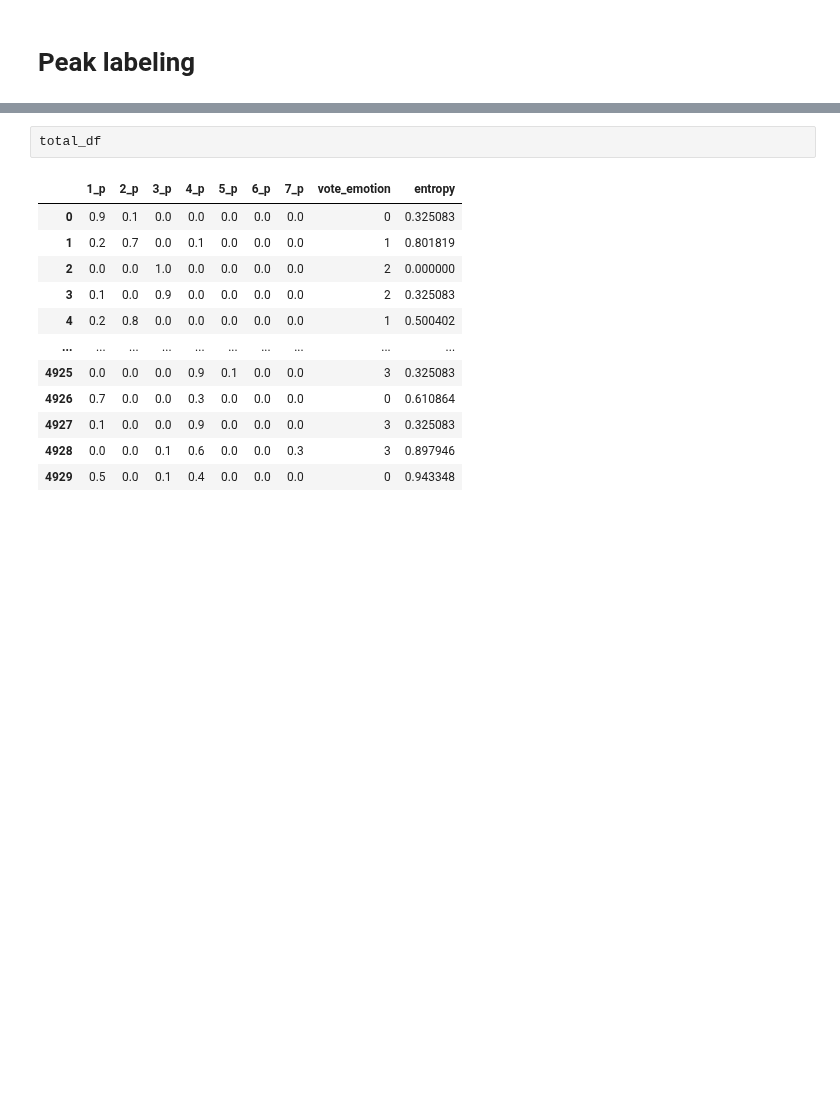
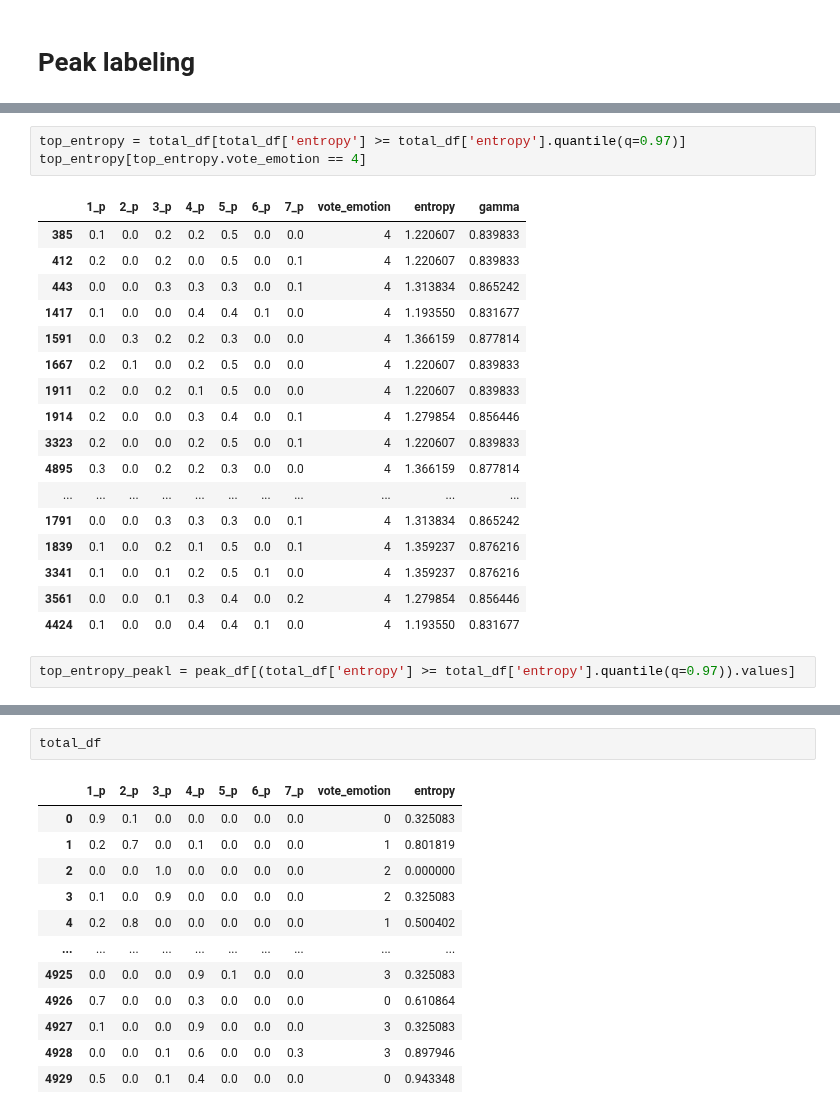
Before and after one commit to 1pha/MulitmodalERC-TensorMixerNetwork, a Jupyter notebook: modeling.ipynb, the cells around one changed output, grey strips where cells are left out. Drawn from its saved outputs; the diff is of its cells as text; blank space fills up the shorter version.

```diff
--- a/modeling.ipynb
+++ b/modeling.ipynb
@@ -49,0 +72,23 @@ total_df['entropy'] = total_df[selected_columns].apply(take_log).apply(np.nansum
+# %%
+top_entropy = total_df[total_df['entropy'] >= total_df['entropy'].quantile(q=0.97)]
+top_entropy[top_entropy.vote_emotion == 4]
+# %% [output]
+|  | 1_p | 2_p | 3_p | 4_p | 5_p | 6_p | 7_p | vote_emotion | entropy | gamma |
+| 385 | 0.1 | 0.0 | 0.2 | 0.2 | 0.5 | 0.0 | 0.0 | 4 | 1.220607 | 0.839833 |
+| 412 | 0.2 | 0.0 | 0.2 | 0.0 | 0.5 | 0.0 | 0.1 | 4 | 1.220607 | 0.839833 |
+| 443 | 0.0 | 0.0 | 0.3 | 0.3 | 0.3 | 0.0 | 0.1 | 4 | 1.313834 | 0.865242 |
+| 1417 | 0.1 | 0.0 | 0.0 | 0.4 | 0.4 | 0.1 | 0.0 | 4 | 1.193550 | 0.831677 |
+| 1591 | 0.0 | 0.3 | 0.2 | 0.2 | 0.3 | 0.0 | 0.0 | 4 | 1.366159 | 0.877814 |
+| 1667 | 0.2 | 0.1 | 0.0 | 0.2 | 0.5 | 0.0 | 0.0 | 4 | 1.220607 | 0.839833 |
+| 1911 | 0.2 | 0.0 | 0.2 | 0.1 | 0.5 | 0.0 | 0.0 | 4 | 1.220607 | 0.839833 |
+| 1914 | 0.2 | 0.0 | 0.0 | 0.3 | 0.4 | 0.0 | 0.1 | 4 | 1.279854 | 0.856446 |
+| 3323 | 0.2 | 0.0 | 0.0 | 0.2 | 0.5 | 0.0 | 0.1 | 4 | 1.220607 | 0.839833 |
+| 4895 | 0.3 | 0.0 | 0.2 | 0.2 | 0.3 | 0.0 | 0.0 | 4 | 1.366159 | 0.877814 |
+| ... | ... | ... | ... | ... | ... | ... | ... | ... | ... | ... |
+| 1791 | 0.0 | 0.0 | 0.3 | 0.3 | 0.3 | 0.0 | 0.1 | 4 | 1.313834 | 0.865242 |
+| 1839 | 0.1 | 0.0 | 0.2 | 0.1 | 0.5 | 0.0 | 0.1 | 4 | 1.359237 | 0.876216 |
+| 3341 | 0.1 | 0.0 | 0.1 | 0.2 | 0.5 | 0.1 | 0.0 | 4 | 1.359237 | 0.876216 |
+| 3561 | 0.0 | 0.0 | 0.1 | 0.3 | 0.4 | 0.0 | 0.2 | 4 | 1.279854 | 0.856446 |
+| 4424 | 0.1 | 0.0 | 0.0 | 0.4 | 0.4 | 0.1 | 0.0 | 4 | 1.193550 | 0.831677 |
+# %%
+top_entropy_peakl = peak_df[(total_df['entropy'] >= total_df['entropy'].quantile(q=0.97)).values]
```
Also changed, not shown: parts of 12 cells of this notebook, 1 other file.
